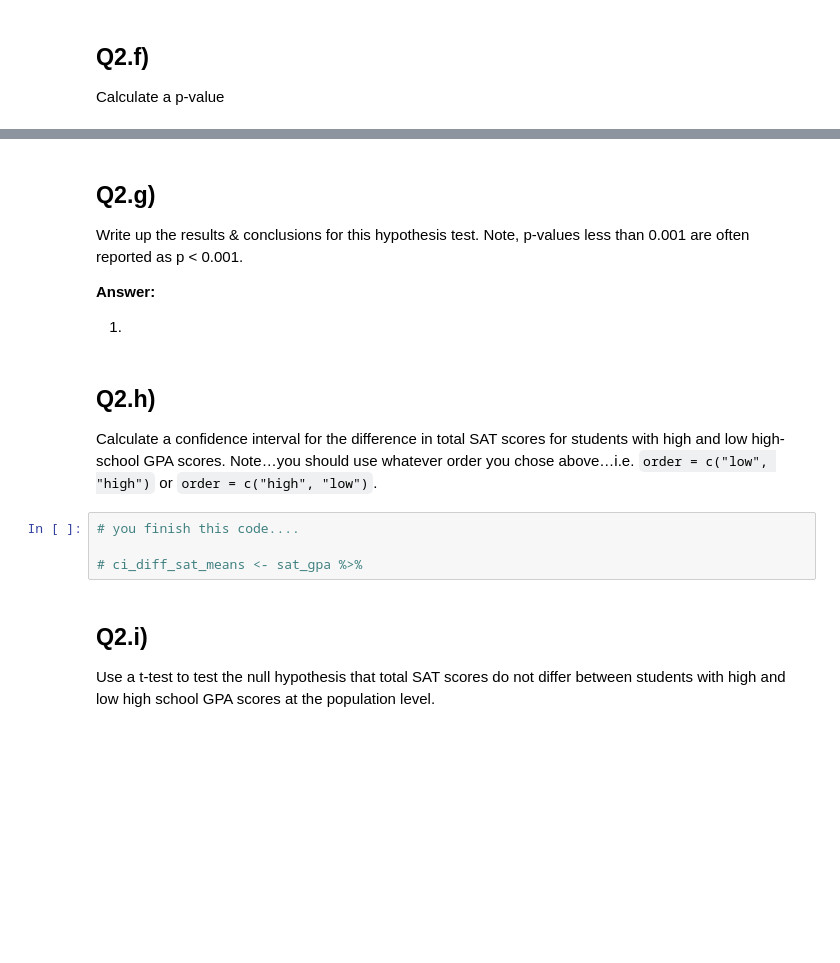
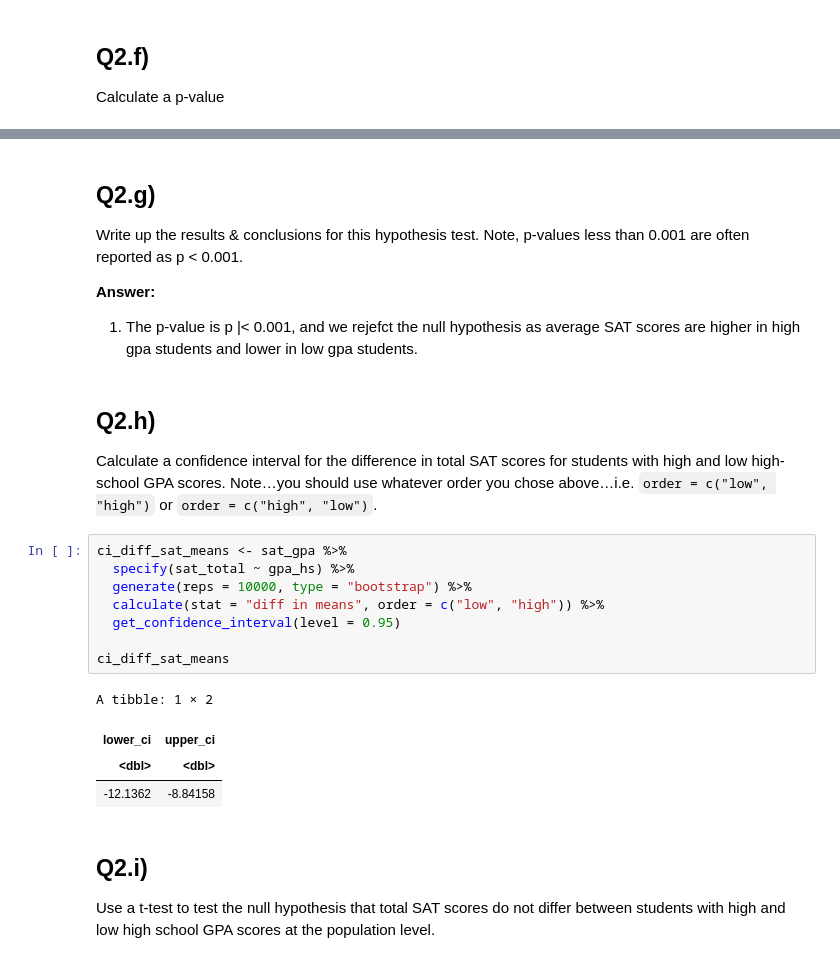
Before and after one commit to kaival1524/a08, a Jupyter notebook: assignment9.ipynb, the cells around one changed output, grey strips where cells are left out. Saved outputs shown, nothing was run; the diff lists cells and outputs as text; blank space fills up the shorter version.

```diff
--- a/assignment9.ipynb
+++ b/assignment9.ipynb
@@ -434,7 +457,7 @@ p-values less than 0.001 are often reported as p \< 0.001.
 
 **Answer:**
 
-1.
+1.  The p-value is p |< 0.001, and we rejefct the null hypothesis as average SAT scores are higher in high gpa students and lower in low gpa students.
 # %% [markdown]
 ## Q2.h)
 
@@ -443,9 +466,18 @@ for students with high and low high-school GPA scores. Note…you should
 use whatever order you chose above…i.e. `order = c("low", "high")` or
 `order = c("high", "low")`.
 # %%
-# you finish this code....
+ci_diff_sat_means <- sat_gpa %>%
+  specify(sat_total ~ gpa_hs) %>%
+  generate(reps = 10000, type = "bootstrap") %>%
+  calculate(stat = "diff in means", order = c("low", "high")) %>%
+  get_confidence_interval(level = 0.95)
 
-# ci_diff_sat_means <- sat_gpa %>%
+ci_diff_sat_means
+# %% [output]
+A tibble: 1 × 2
+| lower_ci | upper_ci |
+| <dbl> | <dbl> |
+| -12.1362 | -8.84158 |
 # %% [markdown]
 ## Q2.i)
 
```
Also changed, not shown: parts of 11 cells of this notebook.
